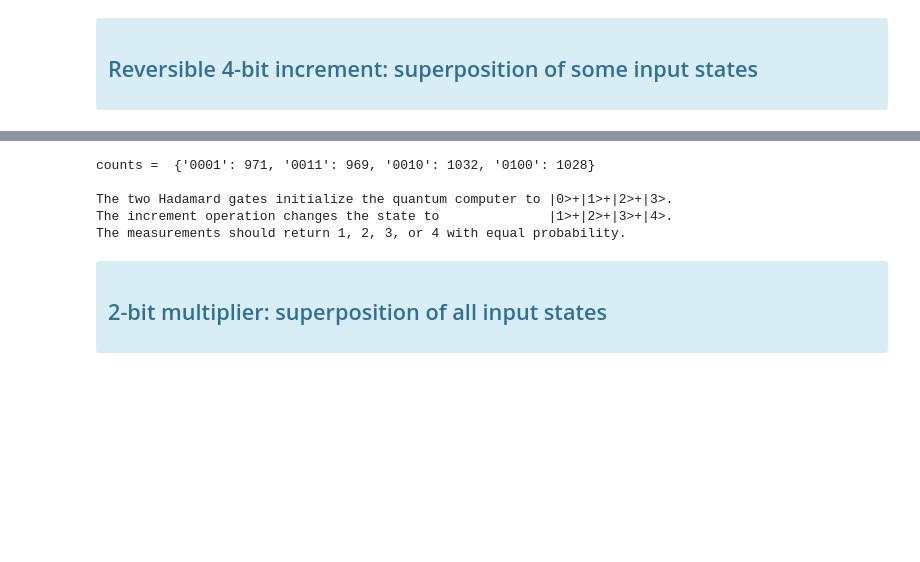
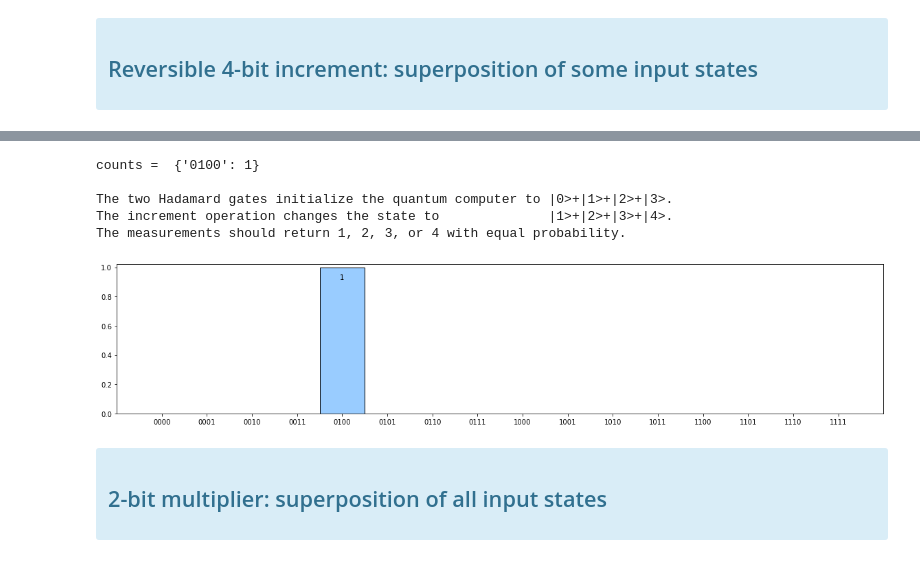
Before and after one commit to lohyenlee/phys492, a Jupyter notebook: qiskit3-Arithmetic.ipynb, the cells around one changed output, grey strips where cells are left out. Drawn from its saved outputs; the diff is of its cells as text; code cells hidden in the pictures; blank space fills up the shorter version.

```diff
--- a/qiskit3-Arithmetic.ipynb
+++ b/qiskit3-Arithmetic.ipynb
@@ -111,19 +119,22 @@ cir.draw('mpl', justify='none')
 # %%
 exe = qiskit.transpile(cir, sim)
-job = sim.run(exe, shots=4000)
+job = sim.run(exe, shots=1)
 result = job.result()
 counts = result.get_counts(exe)
 print('counts = ', counts)
 print ('')
 print('The two Hadamard gates initialize the quantum computer to |0>+|1>+|2>+|3>.')
 print('The increment operation changes the state to              |1>+|2>+|3>+|4>.')
 print('The measurements should return 1, 2, 3, or 4 with equal probability.')
+fig,ax=plt.subplots(figsize=(20,4))
+plotHistogram (counts, ax)
 # %% [output]
-counts =  {'0001': 971, '0011': 969, '0010': 1032, '0100': 1028}
+counts =  {'0100': 1}
 
 The two Hadamard gates initialize the quantum computer to |0>+|1>+|2>+|3>.
 The increment operation changes the state to              |1>+|2>+|3>+|4>.
 The measurements should return 1, 2, 3, or 4 with equal probability.
+[figure, added]
 # %% [markdown]
 <div class="alert alert-info"><h2>  2-bit multiplier: superposition of all input states  </h2></div>
 # %%
```
Also changed, not shown: parts of 5 cells of this notebook, 4 other files.
